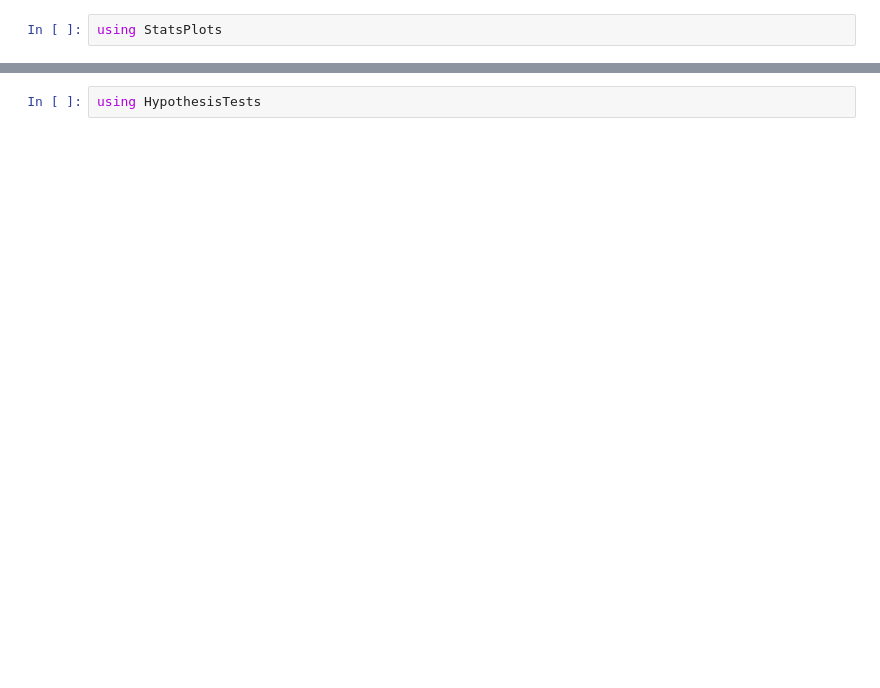
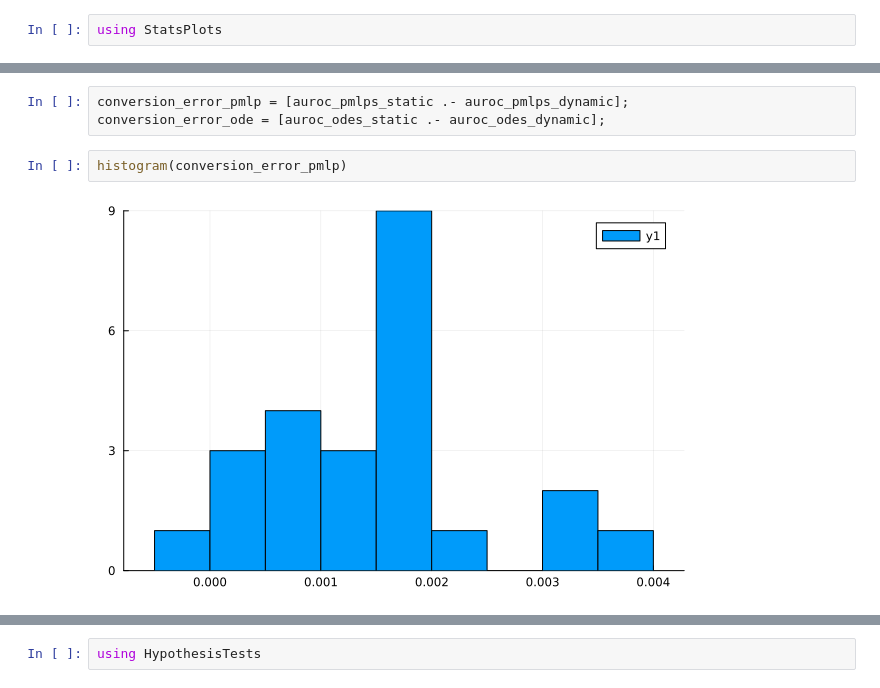
Before and after one commit to wilkieolin/phasor_julia, a Jupyter notebook: nn_comparison.ipynb, the cells around one changed output, grey strips where cells are left out. Drawn from its saved outputs; the diff is of its cells as text; blank space fills up the shorter version.

```diff
--- a/nn_comparison.ipynb
+++ b/nn_comparison.ipynb
@@ -307,0 +58,7 @@ xticks!([1.0, 2.0, 3.0], ["MLP", "Phasor", "Phasor (Osc.)"])
+# %%
+conversion_error_pmlp = [auroc_pmlps_static .- auroc_pmlps_dynamic];
+conversion_error_ode = [auroc_odes_static .- auroc_odes_dynamic];
+# %%
+histogram(conversion_error_pmlp)
+# %% [output]
+[figure, added]
```
Also changed, not shown: parts of 66 cells of this notebook.
